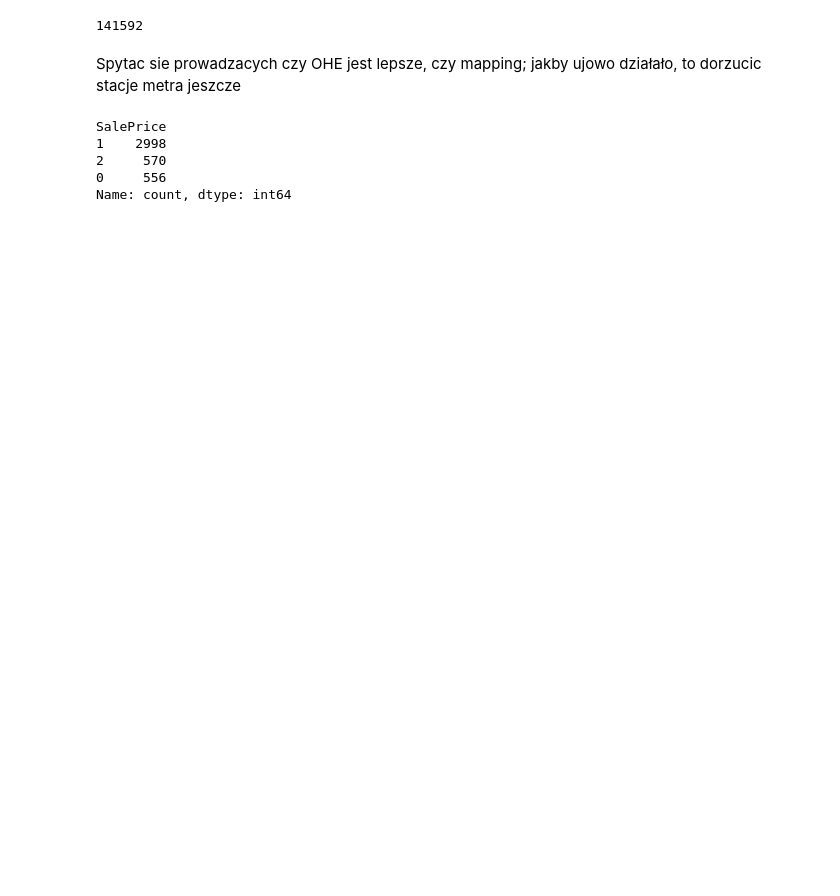
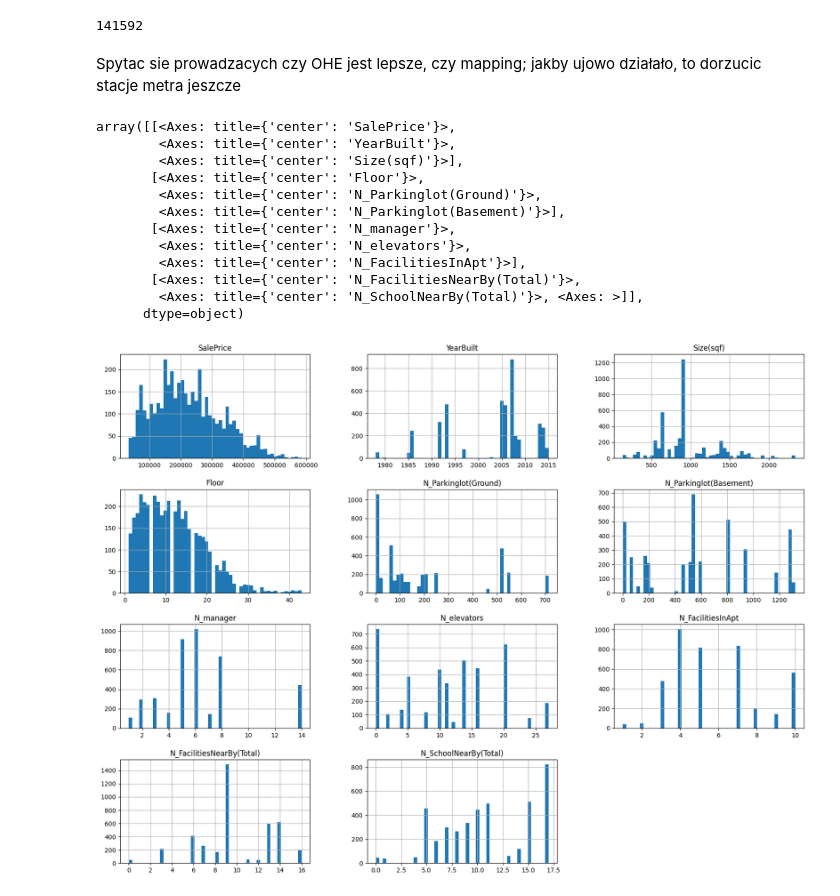
Before and after one commit to P1X2/SSNE2_UnbalancedData, a Jupyter notebook: Model.ipynb, the cells around one changed output. Cells and saved outputs as stored; diff of their text form; code cells hidden in the pictures; blank space fills up the shorter version.

```diff
--- a/Model.ipynb
+++ b/Model.ipynb
@@ -45,15 +46,23 @@ def encode_labels(df:pd.DataFrame):
             df.SalePrice.values[i] = 2
         i += 1
     return df
+# %%
+df_train.hist(bins=50, figsize=(20,15))
+# %% [output]
+array([[<Axes: title={'center': 'SalePrice'}>,
+        <Axes: title={'center': 'YearBuilt'}>,
+        <Axes: title={'center': 'Size(sqf)'}>],
+       [<Axes: title={'center': 'Floor'}>,
+        <Axes: title={'center': 'N_Parkinglot(Ground)'}>,
+        <Axes: title={'center': 'N_Parkinglot(Basement)'}>],
+       [<Axes: title={'center': 'N_manager'}>,
+        <Axes: title={'center': 'N_elevators'}>,
+        <Axes: title={'center': 'N_FacilitiesInApt'}>],
+       [<Axes: title={'center': 'N_FacilitiesNearBy(Total)'}>,
+        <Axes: title={'center': 'N_SchoolNearBy(Total)'}>, <Axes: >]],
+      dtype=object)
+[figure, added]
 # %%
 df_train = encode_data(df_train)
 df_train = encode_labels(df_train)
 df_test = encode_data(df_test)
-# %%
-df_train.SalePrice.value_counts()
-# %% [output]
-SalePrice
-1    2998
-2     570
-0     556
-Name: count, dtype: int64
```
Also changed, not shown: parts of 6 cells of this notebook.
